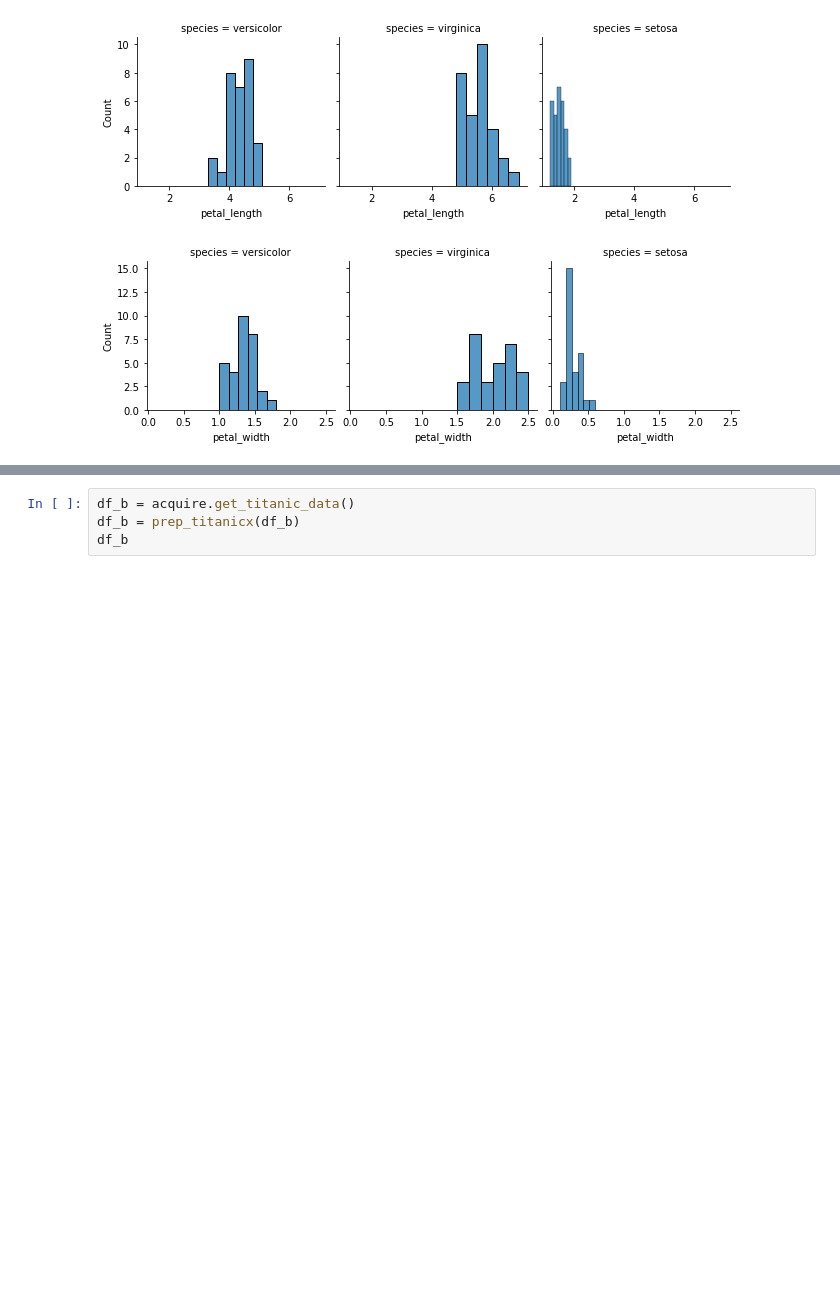
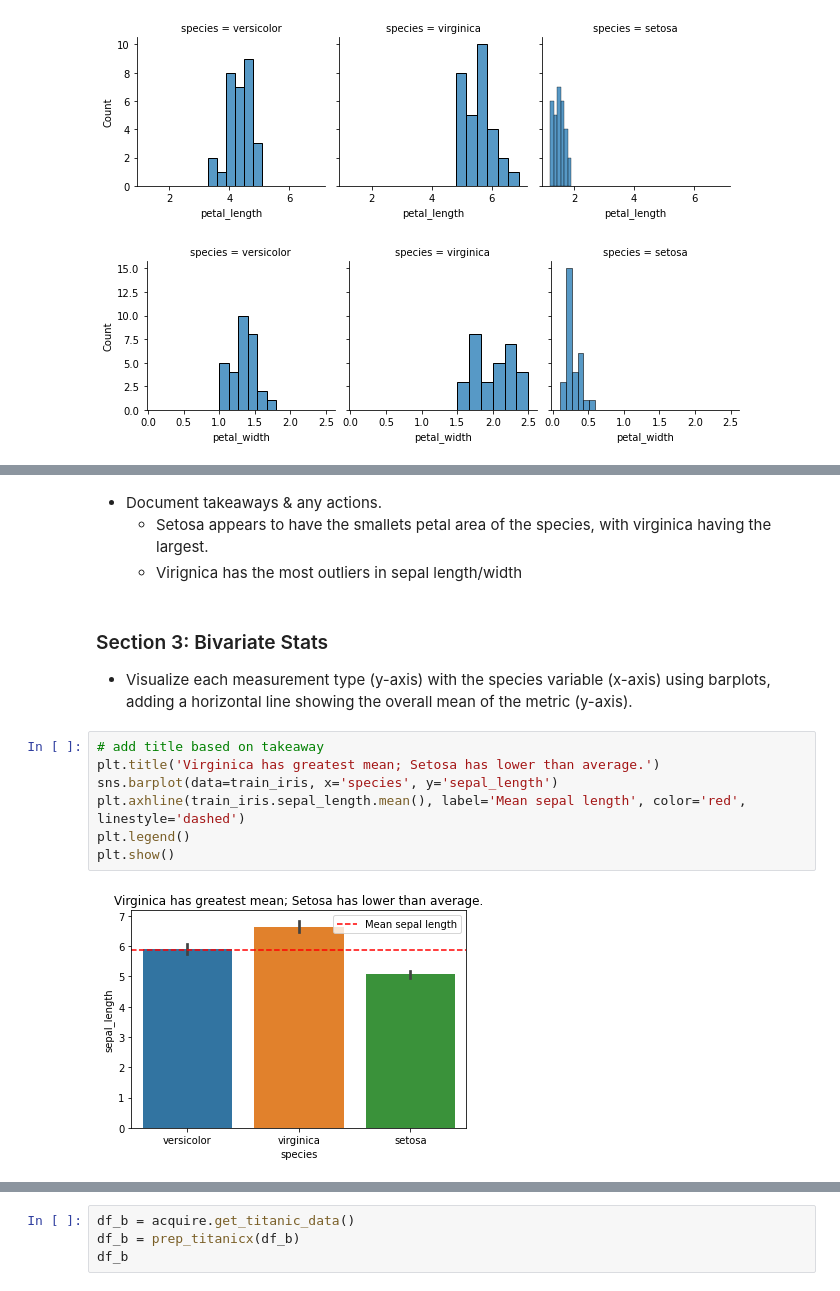
Before and after one commit to joshua-shorterivey/classification-exercises, a Jupyter notebook: classification_exercises.ipynb, the cells around one changed output, grey strips where cells are left out. Drawn from its saved outputs; the diff is of its cells as text; blank space fills up the shorter version.

```diff
--- a/classification_exercises.ipynb
+++ b/classification_exercises.ipynb
@@ -894,0 +904,17 @@ AttributeError: module 'pandas' has no attribute 'frequency_table'
+# %% [markdown]
+* Document takeaways & any actions.
+    * Setosa appears to have the smallets petal area of the species, with virginica having the largest.
+    * Virignica has the most outliers in sepal length/width
+# %% [markdown]
+### Section 3: Bivariate Stats
+
+* Visualize each measurement type (y-axis) with the species variable (x-axis) using barplots, adding a horizontal line showing the overall mean of the metric (y-axis).
+# %%
+# add title based on takeaway
+plt.title('Virginica has greatest mean; Setosa has lower than average.')
+sns.barplot(data=train_iris, x='species', y='sepal_length')
+plt.axhline(train_iris.sepal_length.mean(), label='Mean sepal length', color='red', linestyle='dashed')
+plt.legend()
+plt.show()
+# %% [output]
+[figure, added]
```
Also changed, not shown: parts of 41 cells of this notebook.
